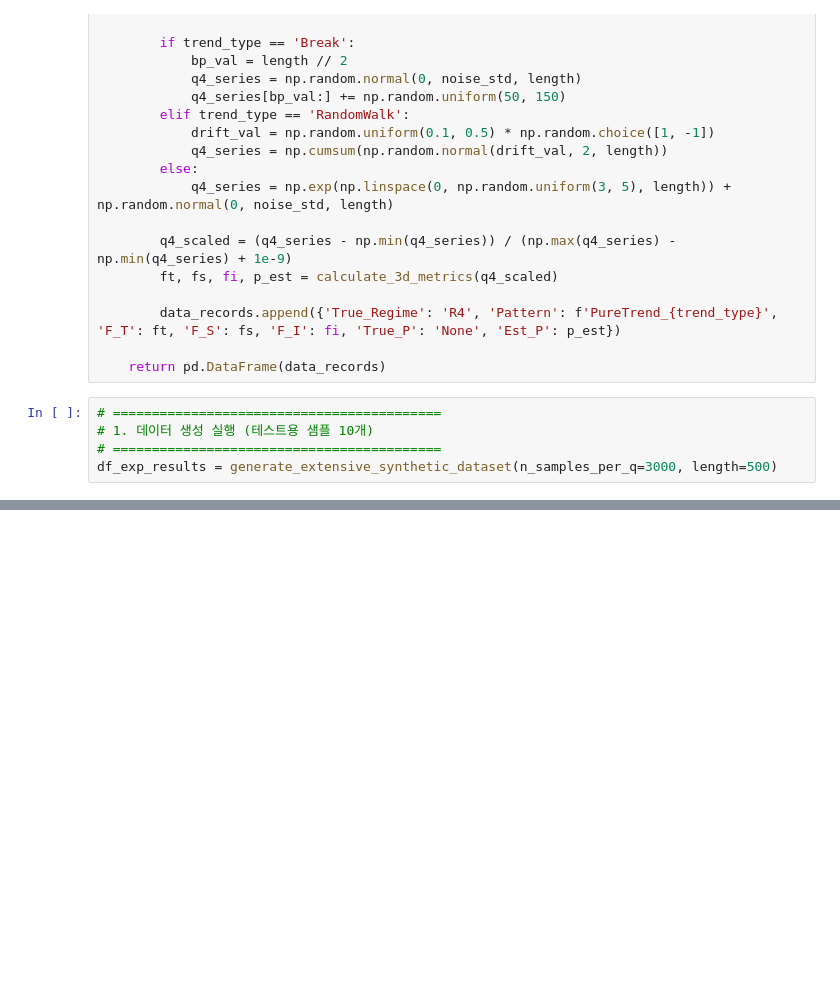
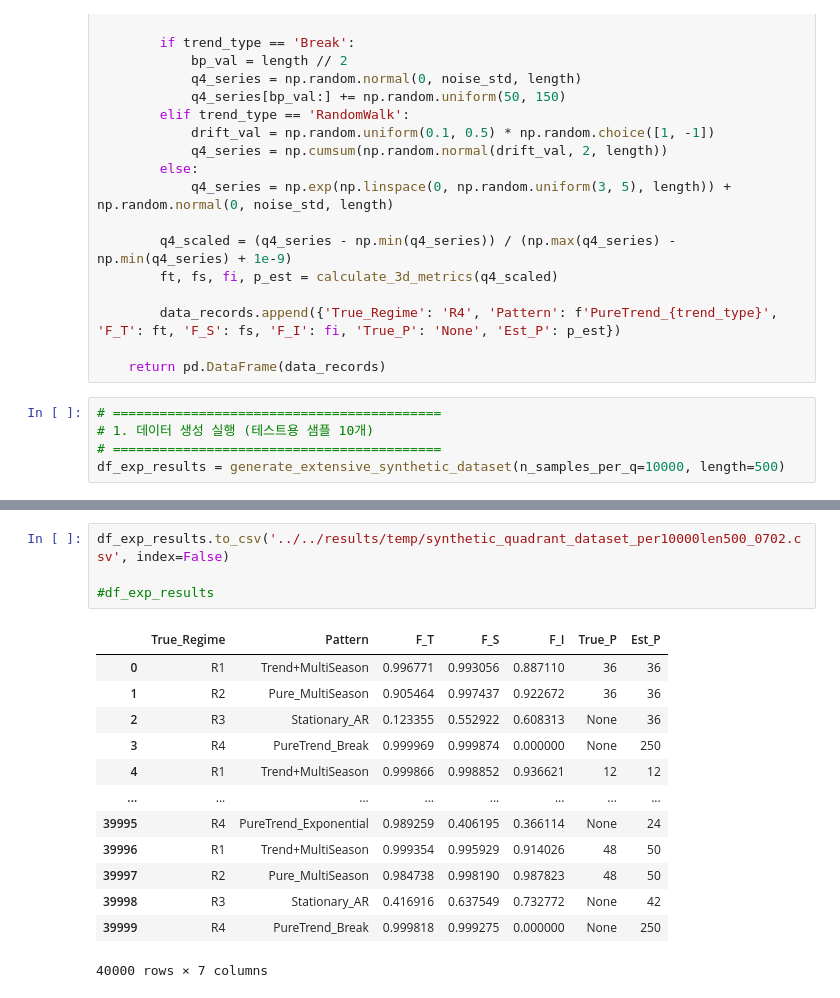
Before and after one commit to wayne0831/TSFM_Ops, a Jupyter notebook: src/temp/evalute_Ft_Fs_Fi.ipynb, the cells around one changed output, grey strips where cells are left out. Drawn from its saved outputs; the diff is of its cells as text; blank space fills up the shorter version.

```diff
--- a/src/temp/evalute_Ft_Fs_Fi.ipynb
+++ b/src/temp/evalute_Ft_Fs_Fi.ipynb
@@ -158,4 +180,4 @@ def generate_extensive_synthetic_dataset(n_samples_per_q=50, length=500):
 # ==========================================
 # 1. 데이터 생성 실행 (테스트용 샘플 10개)
 # ==========================================
-df_exp_results = generate_extensive_synthetic_dataset(n_samples_per_q=3000, length=500)
+df_exp_results = generate_extensive_synthetic_dataset(n_samples_per_q=10000, length=500)
@@ -161,0 +202,18 @@ df_exp_results = generate_extensive_synthetic_dataset(n_samples_per_q=3000, leng
+# %%
+df_exp_results.to_csv('../../results/temp/synthetic_quadrant_dataset_per10000len500_0702.csv', index=False)
+
+#df_exp_results
+# %% [output]
+|  | True_Regime | Pattern | F_T | F_S | F_I | True_P | Est_P |
+| 0 | R1 | Trend+MultiSeason | 0.996771 | 0.993056 | 0.887110 | 36 | 36 |
+| 1 | R2 | Pure_MultiSeason | 0.905464 | 0.997437 | 0.922672 | 36 | 36 |
+| 2 | R3 | Stationary_AR | 0.123355 | 0.552922 | 0.608313 | None | 36 |
+| 3 | R4 | PureTrend_Break | 0.999969 | 0.999874 | 0.000000 | None | 250 |
+| 4 | R1 | Trend+MultiSeason | 0.999866 | 0.998852 | 0.936621 | 12 | 12 |
+| ... | ... | ... | ... | ... | ... | ... | ... |
+| 39995 | R4 | PureTrend_Exponential | 0.989259 | 0.406195 | 0.366114 | None | 24 |
+| 39996 | R1 | Trend+MultiSeason | 0.999354 | 0.995929 | 0.914026 | 48 | 50 |
+| 39997 | R2 | Pure_MultiSeason | 0.984738 | 0.998190 | 0.987823 | 48 | 50 |
+| 39998 | R3 | Stationary_AR | 0.416916 | 0.637549 | 0.732772 | None | 42 |
+| 39999 | R4 | PureTrend_Break | 0.999818 | 0.999275 | 0.000000 | None | 250 |
+40000 rows × 7 columns
```
Also changed, not shown: parts of 6 cells of this notebook.
